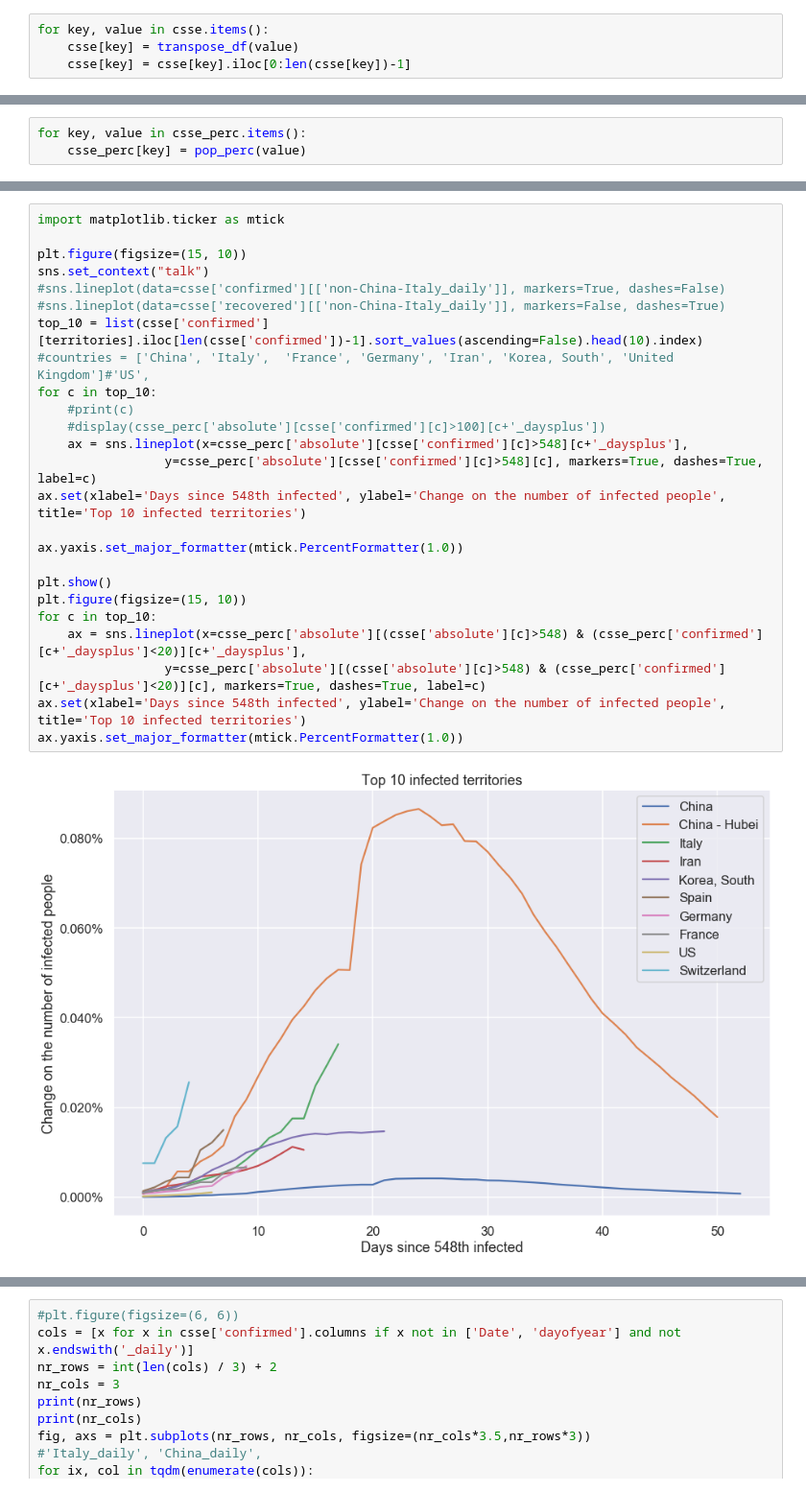
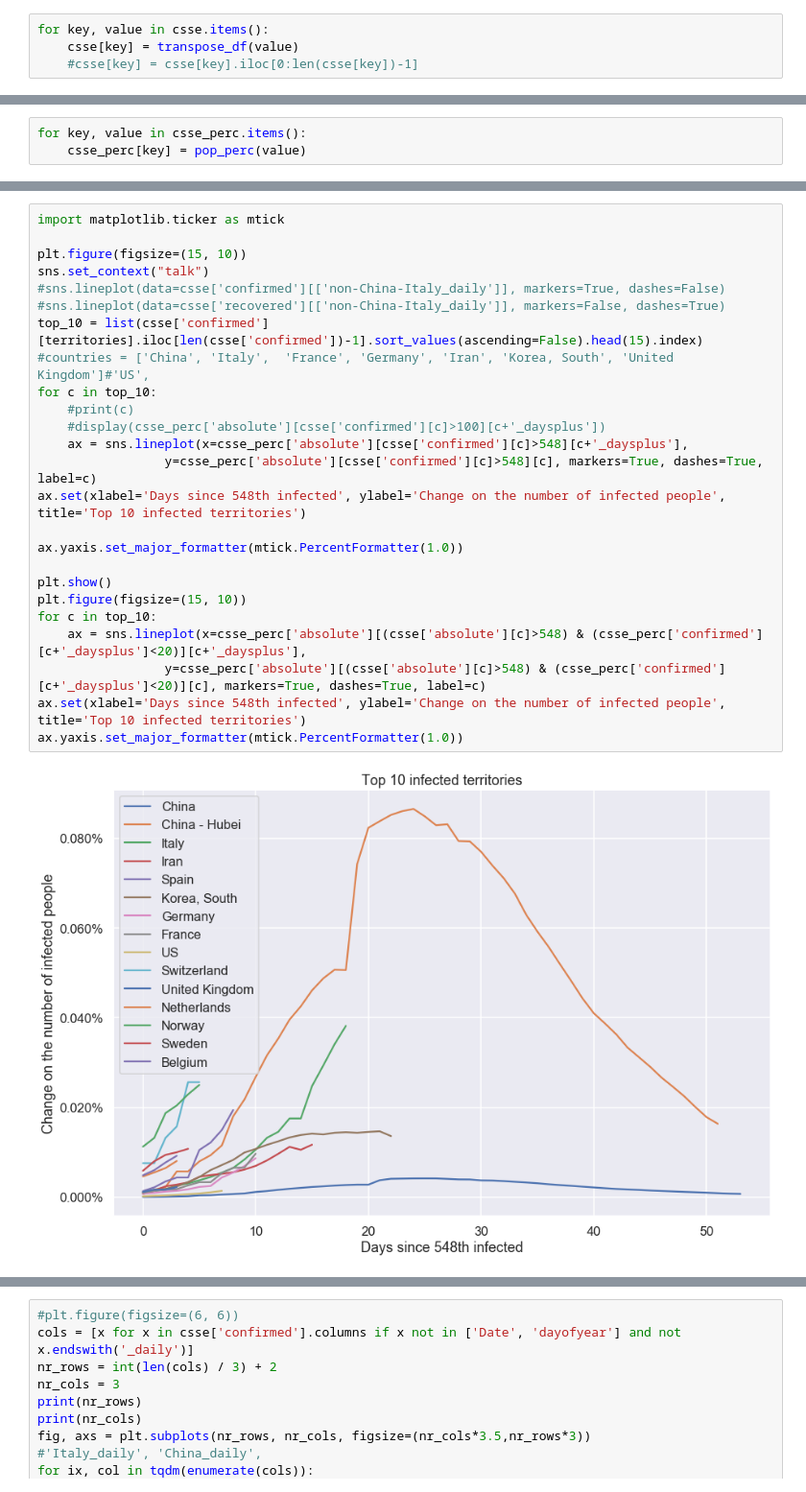
Before and after one commit to bleand/covid-19, a Jupyter notebook: Untitled.ipynb, the cells around one changed output, grey strips where cells are left out. Shown at 96% size. Drawn from its saved outputs; the diff is of its cells as text.

```diff
--- a/Untitled.ipynb
+++ b/Untitled.ipynb
@@ -69,7 +69,7 @@ def transpose_df(df):
 # %%
 for key, value in csse.items():
     csse[key] = transpose_df(value)
-    csse[key] = csse[key].iloc[0:len(csse[key])-1]
+    #csse[key] = csse[key].iloc[0:len(csse[key])-1]
 # %%
 territories = csse['confirmed'].columns
 # %%
@@ -254,27 +255,27 @@ for key, value in csse_perc.items():
 # %%
 import matplotlib.ticker as mtick
 
 plt.figure(figsize=(15, 10))
 sns.set_context("talk")
 #sns.lineplot(data=csse['confirmed'][['non-China-Italy_daily']], markers=True, dashes=False)
 #sns.lineplot(data=csse['recovered'][['non-China-Italy_daily']], markers=False, dashes=True)
-top_10 = list(csse['confirmed'][territories].iloc[len(csse['confirmed'])-1].sort_values(ascending=False).head(10).index)
+top_10 = list(csse['confirmed'][territories].iloc[len(csse['confirmed'])-1].sort_values(ascending=False).head(15).index)
 #countries = ['China', 'Italy',  'France', 'Germany', 'Iran', 'Korea, South', 'United Kingdom']#'US',
 for c in top_10:
     #print(c)
     #display(csse_perc['absolute'][csse['confirmed'][c]>100][c+'_daysplus'])
     ax = sns.lineplot(x=csse_perc['absolute'][csse['confirmed'][c]>548][c+'_daysplus'],
                  y=csse_perc['absolute'][csse['confirmed'][c]>548][c], markers=True, dashes=True, label=c)
 ax.set(xlabel='Days since 548th infected', ylabel='Change on the number of infected people', title='Top 10 infected territories')
 
 ax.yaxis.set_major_formatter(mtick.PercentFormatter(1.0))
 
 plt.show()
 plt.figure(figsize=(15, 10))
 for c in top_10:
     ax = sns.lineplot(x=csse_perc['absolute'][(csse['absolute'][c]>548) & (csse_perc['confirmed'][c+'_daysplus']<20)][c+'_daysplus'],
                  y=csse_perc['absolute'][(csse['absolute'][c]>548) & (csse_perc['confirmed'][c+'_daysplus']<20)][c], markers=True, dashes=True, label=c)
 ax.set(xlabel='Days since 548th infected', ylabel='Change on the number of infected people', title='Top 10 infected territories')
 ax.yaxis.set_major_formatter(mtick.PercentFormatter(1.0))
 # %% [output]
-[figure, old version]
+[figure, new version]
```
Also changed, not shown: parts of 8 cells of this notebook, 1 other file.
